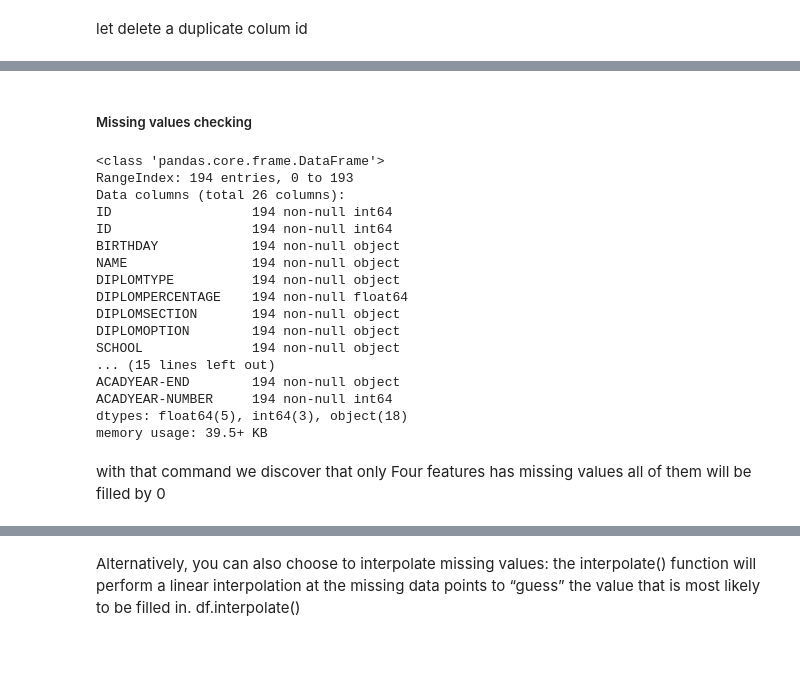
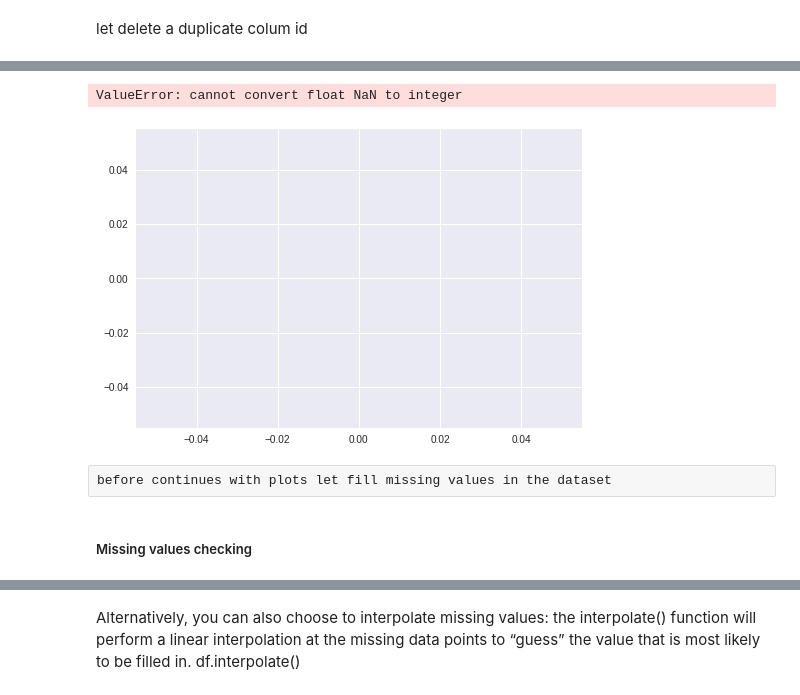
Before and after one commit to espoirMur/Student-Grade-Predictor, a Jupyter notebook: DataExploration and Preparatipn.ipynb, the cells around one changed output, grey strips where cells are left out. Cells and saved outputs as stored; diff of their text form; code cells hidden in the pictures; blank space fills up the shorter version.

```diff
--- a/DataExploration and Preparatipn.ipynb
+++ b/DataExploration and Preparatipn.ipynb
@@ -224,24 +246,9 @@ DatasetSMF
+# %%
+sns.distplot(DatasetSMFCont['PERC1-1year'])
+# %% [output]
+ValueError: cannot convert float NaN to integer
+[figure, added]
+# %% [raw]
+before continues with plots let fill missing values in the dataset
 # %% [markdown]
 ##### Missing values checking
-# %%
-DatasetSMF.info()
-# %% [output]
-<class 'pandas.core.frame.DataFrame'>
-RangeIndex: 194 entries, 0 to 193
-Data columns (total 26 columns):
-ID                  194 non-null int64
-ID                  194 non-null int64
-BIRTHDAY            194 non-null object
-NAME                194 non-null object
-DIPLOMTYPE          194 non-null object
-DIPLOMPERCENTAGE    194 non-null float64
-DIPLOMSECTION       194 non-null object
-DIPLOMOPTION        194 non-null object
-SCHOOL              194 non-null object
-... (15 lines left out)
-ACADYEAR-END        194 non-null object
-ACADYEAR-NUMBER     194 non-null int64
-dtypes: float64(5), int64(3), object(18)
-memory usage: 39.5+ KB
-# %% [markdown]
-with that command we discover that only Four features has missing values all of them will be filled by 0
```
Also changed, not shown: parts of 73 cells of this notebook.
